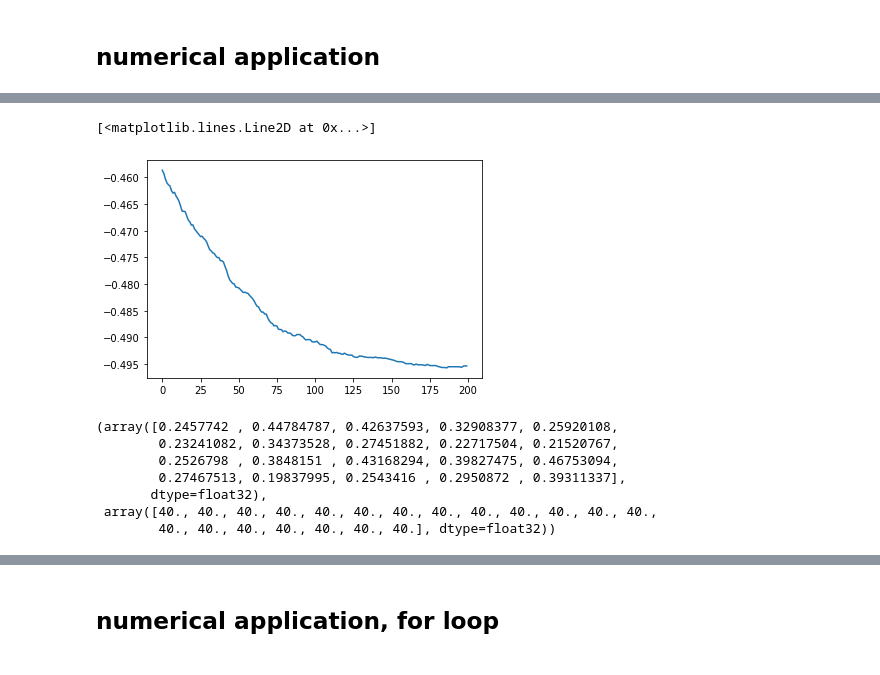
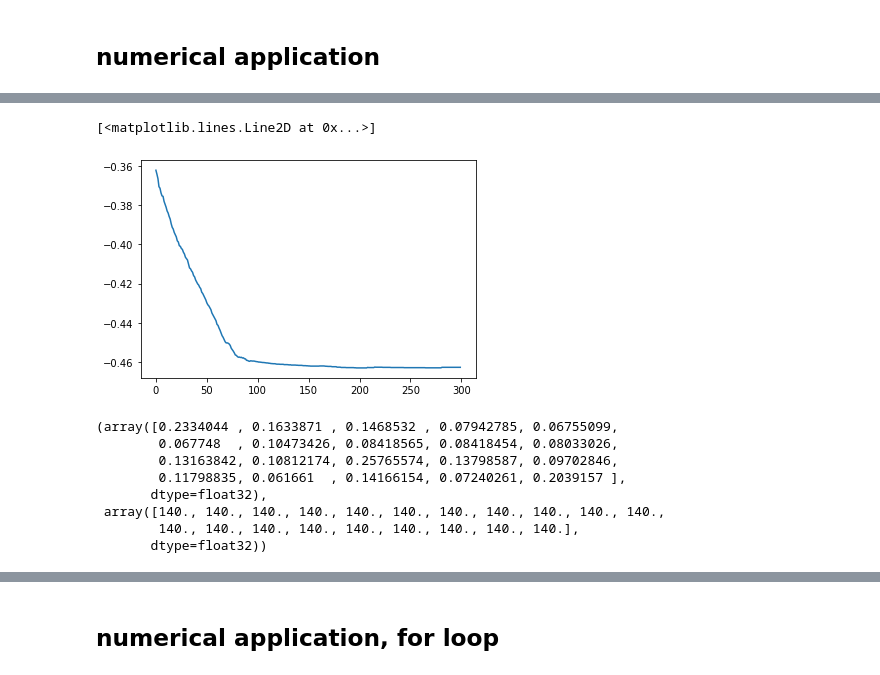
Before and after one commit to topel/sglthresh, a Jupyter notebook: sgl_bibtex.ipynb, the cells around one changed output, grey strips where cells are left out. Drawn from its saved outputs; the diff is of its cells as text; code cells hidden in the pictures.

```diff
--- a/sgl_bibtex.ipynb
+++ b/sgl_bibtex.ipynb
@@ -490,7 +489,7 @@ pth_train_gt = y_train_pth.to(device, dtype=torch.float)
 pth_dev_gt = y_dev_pth.to(device, dtype=torch.float)
 pth_test_gt = y_test_pth.to(device, dtype=torch.float)
 # %%
-THRESHmodel = ThresholdModel(threshold_fn=threshold_fn, t=0.3, sigma=40., nb_classes=nb_classes)
+THRESHmodel = ThresholdModel(threshold_fn=threshold_fn, t=0.1, sigma=140., nb_classes=nb_classes)
 THRESHmodel = THRESHmodel.to(device, dtype=torch.float)
 # criterion = torch.nn.BCELoss(reduction="mean")
 criterion = F1_loss_objective
@@ -498,7 +497,7 @@ criterion = F1_loss_objective
 learning_rate = 1e-3
 # THRESHoptimizer = torch.optim.Adam(THRESHmodel.parameters(), lr=learning_rate)
 
-# # learn only the thresholds:
+# # # learn only the thresholds:
 THRESHoptimizer = torch.optim.Adam([
                 {'params': THRESHmodel.thresh}
             ], lr=learning_rate)
@@ -512,8 +511,8 @@ THRESHoptimizer = torch.optim.Adam([
 # scheduler = MultiStepLR(THRESHoptimizer, milestones=[180], gamma=0.1)
 # %%
 # Train the model, in batch mode
-num_epochs = 200
-# num_epochs = 72
+num_epochs = 300
+# num_epochs = 10000
 
 # sigma = torch.nn.Parameter(torch.tensor(40.0), requires_grad=True)
 
@@ -590,21 +589,22 @@ Epoch [9/200], Loss: -0.4628, Duration: 0.0 s
         0., 0., 0., 0., 0., 0., 0., 0., 0., 0., 0., 0., 0., 0., 0., 0., 0., 0., 0., 0., 0., 0., 0., 0.,
         0., 0., 0., 0., 0., 0., 0., 0., 0., 0., 0., 0., 0., 0., 0., 0., 0., 0., 0., 0., 0., 0., 0., 0.,
         0., 0., 0., 0., 0., 0., 0., 0., 0., 0., 0., 0., 0., 0., 0.],
        grad_fn=<AddBackward0>)
 [<matplotlib.lines.Line2D at 0x...>]
-[figure, old version]
+[figure, new version]
 # %%
 learned_AT_thresholds=THRESHmodel.thresh.clone().detach().cpu().numpy()
 sigma = THRESHmodel.sigma.clone().detach().cpu().numpy()
 learned_AT_thresholds[:20], sigma[:20]
 # %% [output]
-(array([0.2457742 , 0.44784787, 0.42637593, 0.32908377, 0.25920108,
-        0.23241082, 0.34373528, 0.27451882, 0.22717504, 0.21520767,
-        0.2526798 , 0.3848151 , 0.43168294, 0.39827475, 0.46753094,
-        0.27467513, 0.19837995, 0.2543416 , 0.2950872 , 0.39311337],
+(array([0.2334044 , 0.1633871 , 0.1468532 , 0.07942785, 0.06755099,
+        0.067748  , 0.10473426, 0.08418565, 0.08418454, 0.08033026,
+        0.13163842, 0.10812174, 0.25765574, 0.13798587, 0.09702846,
+        0.11798835, 0.061661  , 0.14166154, 0.07240261, 0.2039157 ],
        dtype=float32),
- array([40., 40., 40., 40., 40., 40., 40., 40., 40., 40., 40., 40., 40.,
-        40., 40., 40., 40., 40., 40., 40.], dtype=float32))
+ array([140., 140., 140., 140., 140., 140., 140., 140., 140., 140., 140.,
+        140., 140., 140., 140., 140., 140., 140., 140., 140.],
+       dtype=float32))
 # %%
 print_thresholds(learned_AT_thresholds, nb_classes)
 train_pred = train_outputs_numpy>learned_AT_thresholds
```
Also changed, not shown: parts of 56 cells of this notebook, 2 other files.
